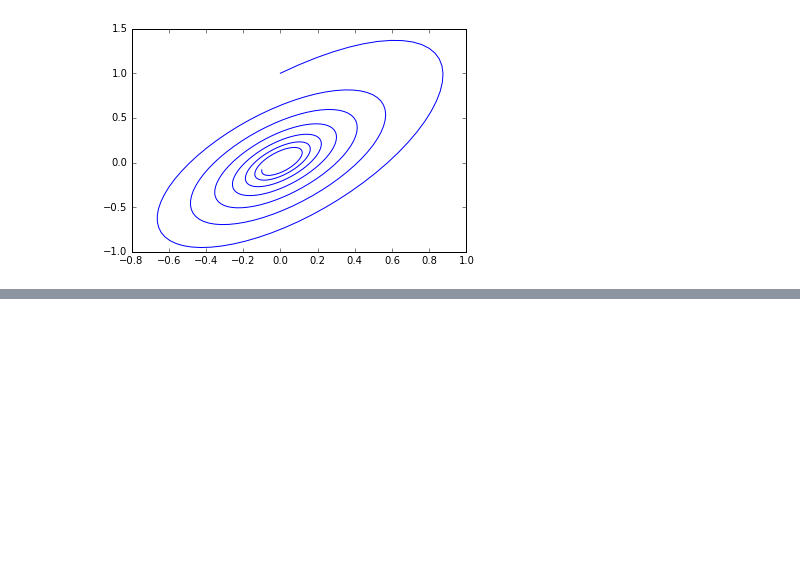
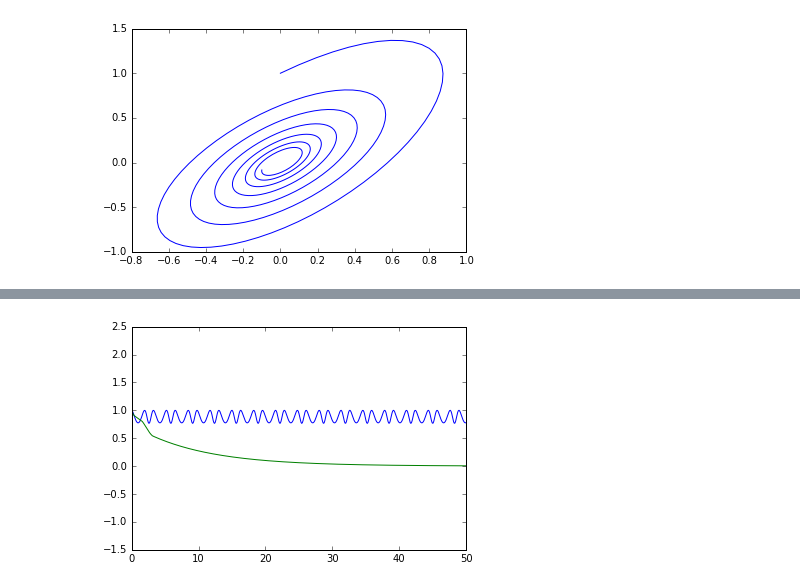
Before and after one commit to hugosl/Examen_1, a Jupyter notebook: Examen1.1.ipynb, the cells around one changed output, grey strips where cells are left out. Saved outputs shown, nothing was run; the diff lists cells and outputs as text; code cells hidden in the pictures; blank space fills up the shorter version.

```diff
--- a/Examen1.1.ipynb
+++ b/Examen1.1.ipynb
@@ -117,0 +128,11 @@ print E_fv[-1]
+# %%
+p = [1,pi/2,1,1]
+t,sol_idp=rk4(e_mov_pol,p,[0,50])
+t,sol_fvp=rk4(e_mov_pol,p,[0,50],fric_v)
+L_idp = (sol_idp[:,0]**2)*(sol_idp[:,3])
+L_fvp = (sol_fvp[:,0]**2)*(sol_fvp[:,3])
+ylim([-1.5,2.5])
+plot (t,L_idp,t,L_fvp)
+show()
+# %% [output]
+[figure, added]
```
Also changed, not shown: parts of 4 cells of this notebook.
